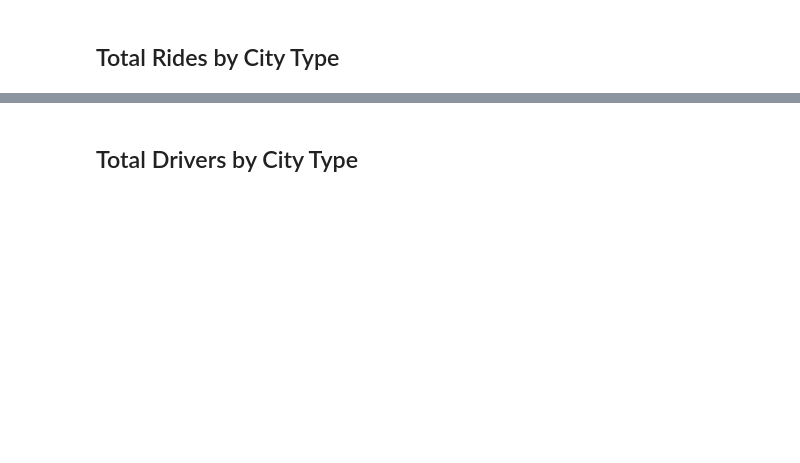
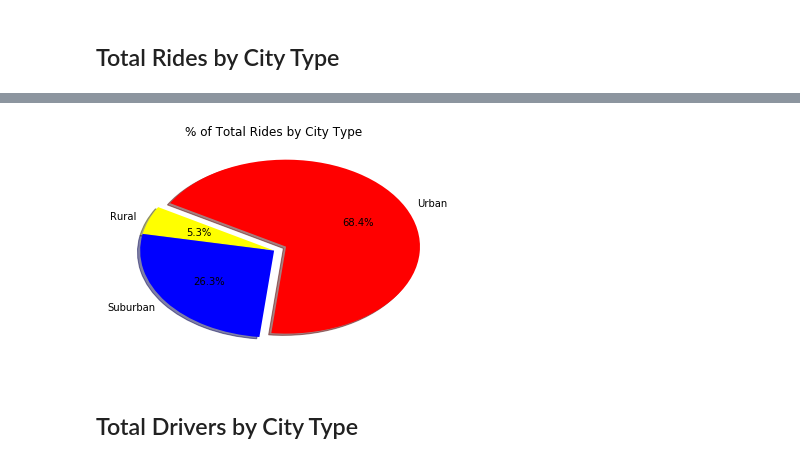
Before and after one commit to sponre01/Homework5-Matplotlib, a Jupyter notebook: pyber_starter.ipynb, the cells around one changed output, grey strips where cells are left out. Saved outputs shown, nothing was run; the diff lists cells and outputs as text; code cells hidden in the pictures; blank space fills up the shorter version.

```diff
--- a/pyber_starter.ipynb
+++ b/pyber_starter.ipynb
@@ -121,2 +128,10 @@ plt.show()
+# %%
+plt.pie(piechart_df['Total Number of Rides (per city)'], explode=[0,0,0.1], labels=['Rural','Suburban','Urban'], colors=['yellow','blue','red'],
+        autopct="%1.1f%%", shadow=True, startangle=150)
+plt.title("% of Total Rides by City Type")
+plt.savefig("Rides_piechart.png")
+plt.show()
+# %% [output]
+[figure, added]
 # %% [markdown]
 ## Total Drivers by City Type
```
Also changed, not shown: parts of 20 cells of this notebook.
